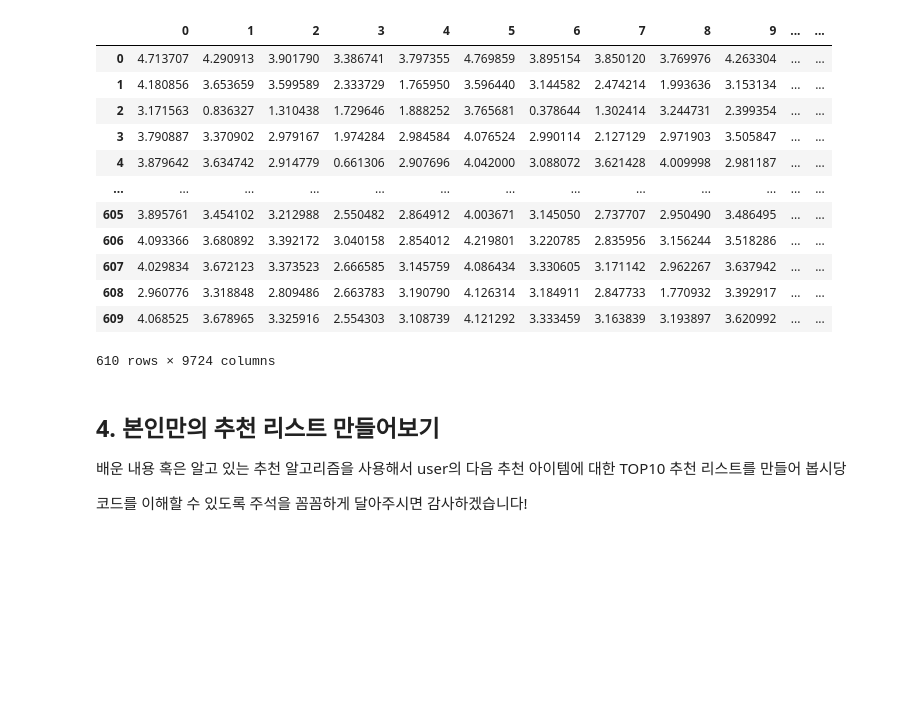
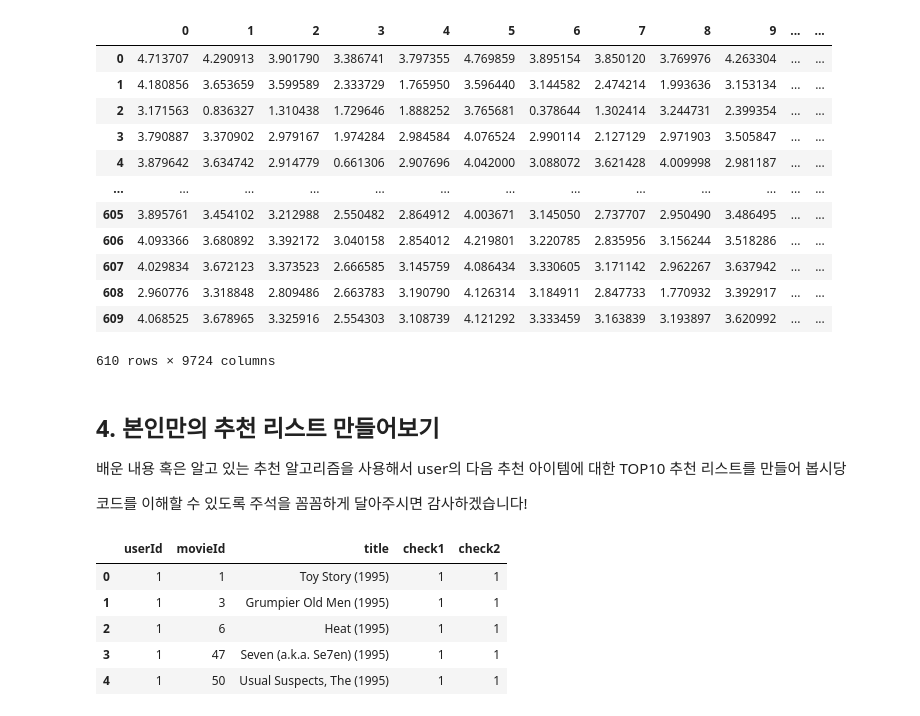
Before and after one commit to jiwoo0212/Tobigs-15-jiwoo, a Jupyter notebook: week10/week10_Recommendation_assignment.ipynb, the cells around one changed output. Saved outputs shown, nothing was run; the diff lists cells and outputs as text; code cells hidden in the pictures; blank space fills up the shorter version.

```diff
--- a/week10/week10_Recommendation_assignment.ipynb
+++ b/week10/week10_Recommendation_assignment.ipynb
@@ -398,3 +381,13 @@ pd.DataFrame(R_reduced)
 배운 내용 혹은 알고 있는 추천 알고리즘을 사용해서 user의 다음 추천 아이템에 대한 TOP10 추천 리스트를 만들어 봅시당
 
 코드를 이해할 수 있도록 주석을 꼼꼼하게 달아주시면 감사하겠습니다!
+# %%
+origin_movie = pd.read_csv('ml-latest-small/movies.csv')
+movie.head()
+# %% [output]
+|  | userId | movieId | title | check1 | check2 |
+| 0 | 1 | 1 | Toy Story (1995) | 1 | 1 |
+| 1 | 1 | 3 | Grumpier Old Men (1995) | 1 | 1 |
+| 2 | 1 | 6 | Heat (1995) | 1 | 1 |
+| 3 | 1 | 47 | Seven (a.k.a. Se7en) (1995) | 1 | 1 |
+| 4 | 1 | 50 | Usual Suspects, The (1995) | 1 | 1 |
```
Also changed, not shown: parts of 11 cells of this notebook.
